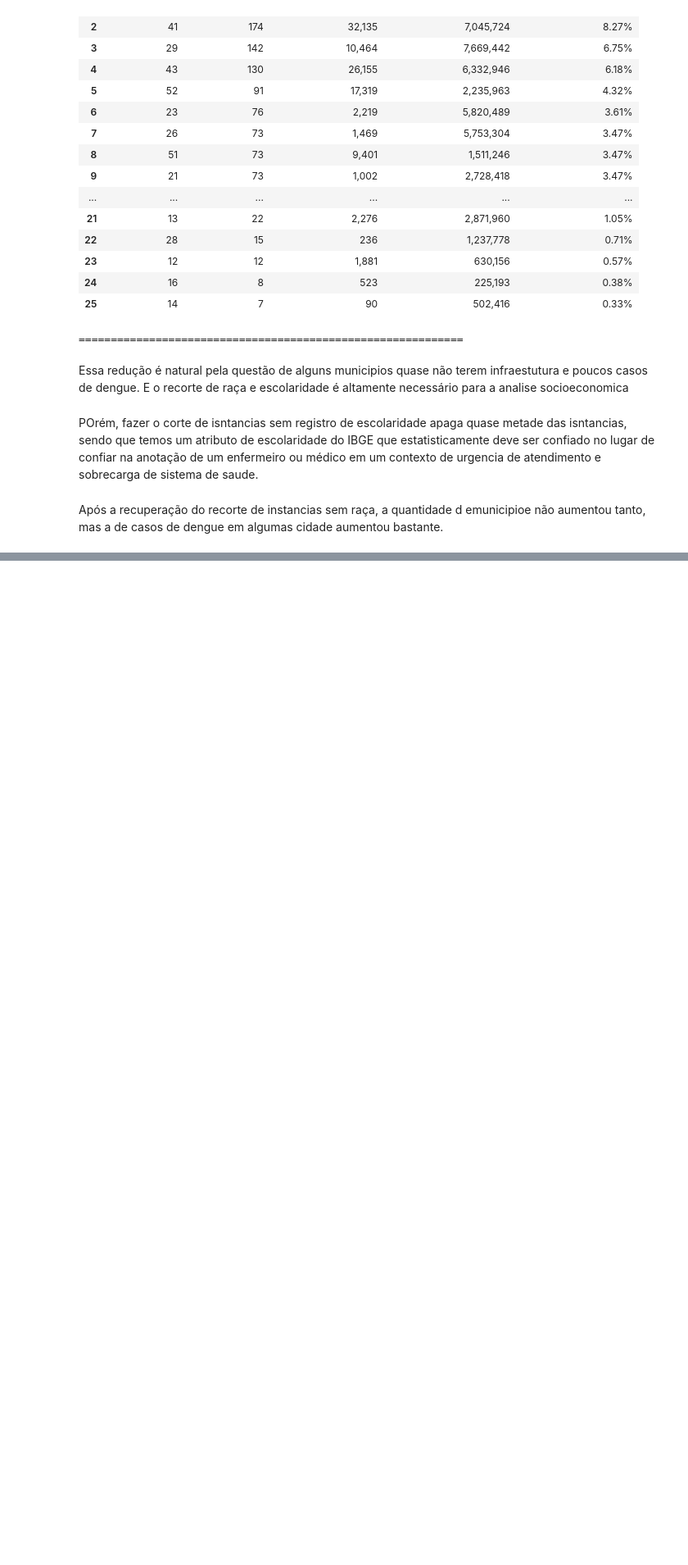
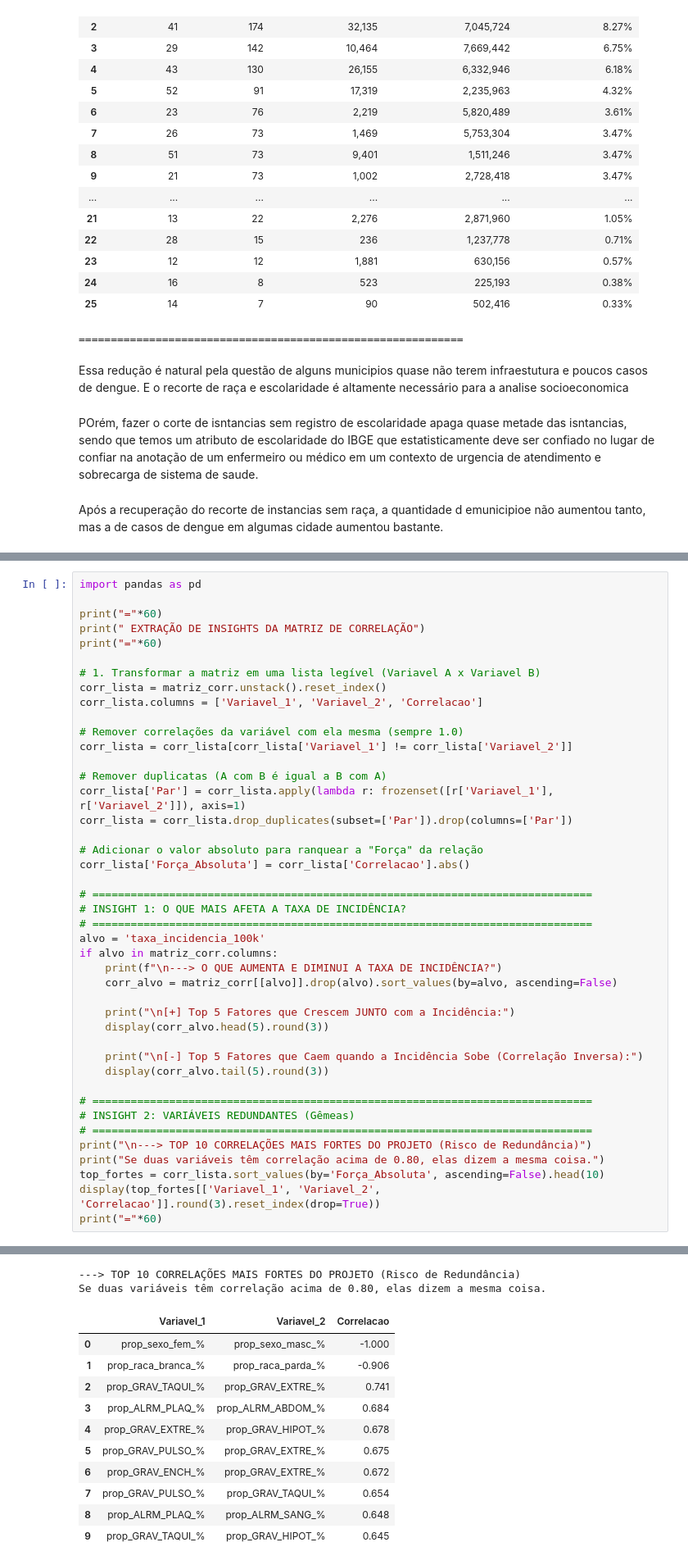
Before and after one commit to TrindadeBc/cd2-projeto-3, a Jupyter notebook: Projeto_CD2_Analise_Epidem_DATASUS.ipynb, the cells around one changed output, grey strips where cells are left out. Shown at 82% size. Cells and saved outputs as stored; diff of their text form; blank space fills up the shorter version.

```diff
--- a/Projeto_CD2_Analise_Epidem_DATASUS.ipynb
+++ b/Projeto_CD2_Analise_Epidem_DATASUS.ipynb
@@ -834,0 +903,44 @@ Após a recuperação do recorte de instancias sem raça, a quantidade d emunici
+# %%
+import pandas as pd
+
+print("="*60)
+print(" EXTRAÇÃO DE INSIGHTS DA MATRIZ DE CORRELAÇÃO")
+print("="*60)
+
+# 1. Transformar a matriz em uma lista legível (Variavel A x Variavel B)
+corr_lista = matriz_corr.unstack().reset_index()
+corr_lista.columns = ['Variavel_1', 'Variavel_2', 'Correlacao']
+
+# Remover correlações da variável com ela mesma (sempre 1.0)
+corr_lista = corr_lista[corr_lista['Variavel_1'] != corr_lista['Variavel_2']]
+
+# Remover duplicatas (A com B é igual a B com A)
+corr_lista['Par'] = corr_lista.apply(lambda r: frozenset([r['Variavel_1'], r['Variavel_2']]), axis=1)
+corr_lista = corr_lista.drop_duplicates(subset=['Par']).drop(columns=['Par'])
+
+# Adicionar o valor absoluto para ranquear a "Força" da relação
+corr_lista['Força_Absoluta'] = corr_lista['Correlacao'].abs()
+
+# ==============================================================================
+# INSIGHT 1: O QUE MAIS AFETA A TAXA DE INCIDÊNCIA?
+# ==============================================================================
+alvo = 'taxa_incidencia_100k'
+if alvo in matriz_corr.columns:
+    print(f"\n---> O QUE AUMENTA E DIMINUI A TAXA DE INCIDÊNCIA?")
+    corr_alvo = matriz_corr[[alvo]].drop(alvo).sort_values(by=alvo, ascending=False)
+
+    print("\n[+] Top 5 Fatores que Crescem JUNTO com a Incidência:")
+    display(corr_alvo.head(5).round(3))
+
+    print("\n[-] Top 5 Fatores que Caem quando a Incidência Sobe (Correlação Inversa):")
+    display(corr_alvo.tail(5).round(3))
+
+# ==============================================================================
+# INSIGHT 2: VARIÁVEIS REDUNDANTES (Gêmeas)
+# ==============================================================================
+print("\n---> TOP 10 CORRELAÇÕES MAIS FORTES DO PROJETO (Risco de Redundância)")
+print("Se duas variáveis têm correlação acima de 0.80, elas dizem a mesma coisa.")
+top_fortes = corr_lista.sort_values(by='Força_Absoluta', ascending=False).head(10)
+display(top_fortes[['Variavel_1', 'Variavel_2', 'Correlacao']].round(3).reset_index(drop=True))
+print("="*60)
+# %% [output]
@@ -834,0 +967,13 @@ Após a recuperação do recorte de instancias sem raça, a quantidade d emunici
+---> TOP 10 CORRELAÇÕES MAIS FORTES DO PROJETO (Risco de Redundância)
+Se duas variáveis têm correlação acima de 0.80, elas dizem a mesma coisa.
+|  | Variavel_1 | Variavel_2 | Correlacao |
+| 0 | prop_sexo_fem_% | prop_sexo_masc_% | -1.000 |
+| 1 | prop_raca_branca_% | prop_raca_parda_% | -0.906 |
+| 2 | prop_GRAV_TAQUI_% | prop_GRAV_EXTRE_% | 0.741 |
+| 3 | prop_ALRM_PLAQ_% | prop_ALRM_ABDOM_% | 0.684 |
+| 4 | prop_GRAV_EXTRE_% | prop_GRAV_HIPOT_% | 0.678 |
+| 5 | prop_GRAV_PULSO_% | prop_GRAV_EXTRE_% | 0.675 |
+| 6 | prop_GRAV_ENCH_% | prop_GRAV_EXTRE_% | 0.672 |
+| 7 | prop_GRAV_PULSO_% | prop_GRAV_TAQUI_% | 0.654 |
+| 8 | prop_ALRM_PLAQ_% | prop_ALRM_SANG_% | 0.648 |
+| 9 | prop_GRAV_TAQUI_% | prop_GRAV_HIPOT_% | 0.645 |
```
Also changed, not shown: parts of 15 cells of this notebook.
